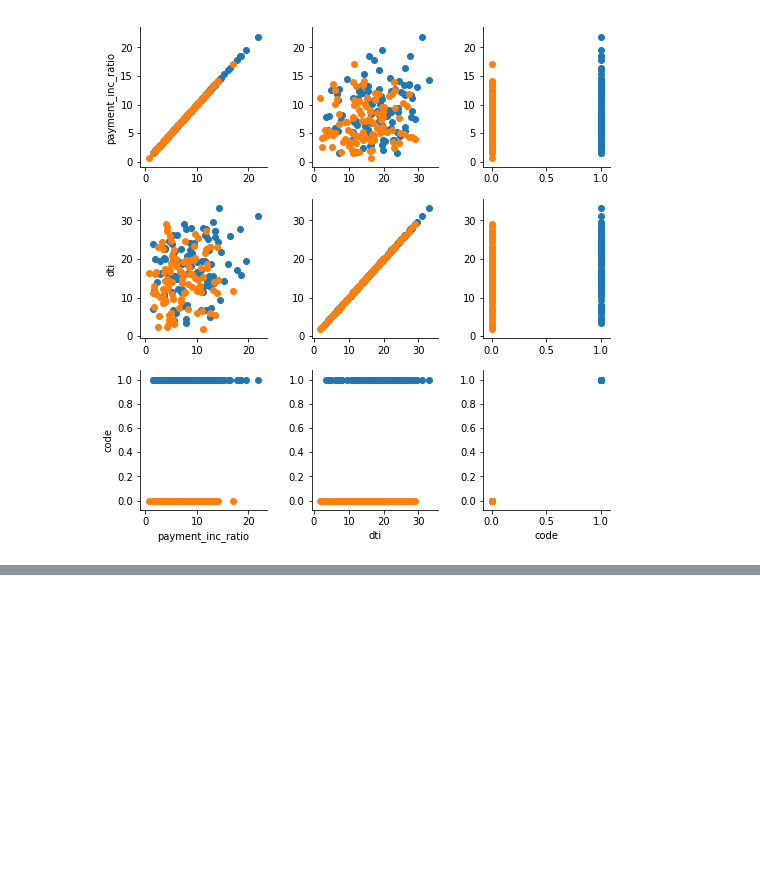
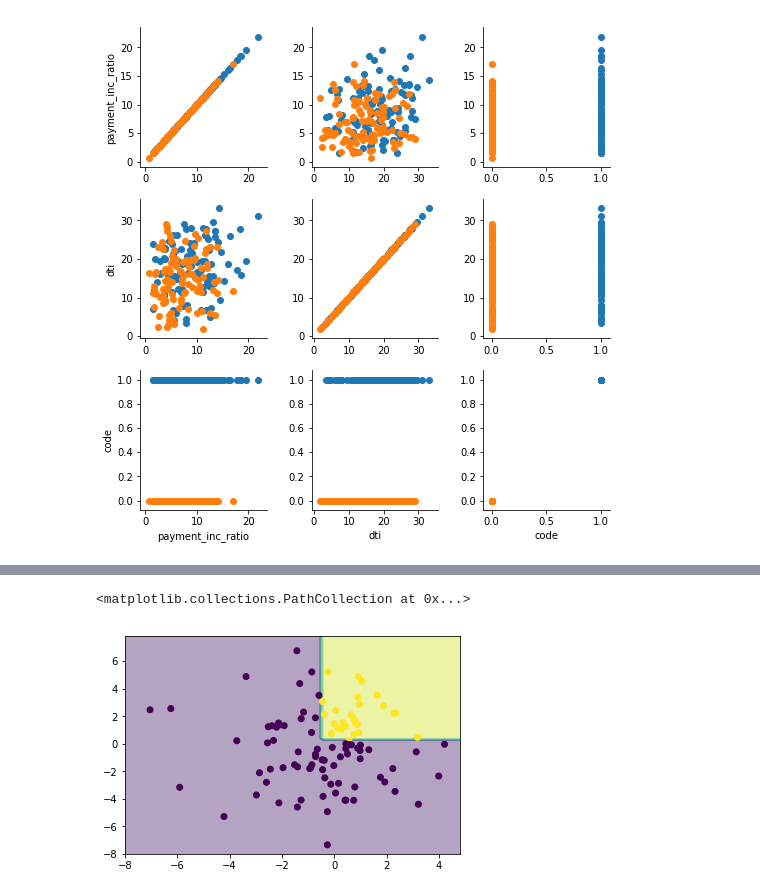
Before and after one commit to coolum001/Stats4DSNotebookProject, a Jupyter notebook: Stats4DS-3.ipynb, the cells around one changed output, grey strips where cells are left out. Cells and saved outputs as stored; diff of their text form; code cells hidden in the pictures; blank space fills up the shorter version.

```diff
--- a/Stats4DS-3.ipynb
+++ b/Stats4DS-3.ipynb
@@ -116,0 +257,25 @@ g = g.map(plt.scatter)
+# %%
+# the size of the mesh we are going to put over the scatter plot, showing decision tree regions
+plot_step=0.2
+
+#  create x,y mesh  (lazy, max/ min /x/y judged by eye)
+xx, yy = np.meshgrid(np.arange(-8.0, 5.0, plot_step),
+                     np.arange(-8.0, 8.0, plot_step))
+
+#  create a list of feature tuples to predict; as only x1, x2 in decision tree set x3, x4 to zero (could be any value)
+XX = [[v1, v2, 0.0, 0.0] for v1, v2 in zip(xx.ravel(), yy.ravel()) ]
+
+# predict the value at each grid point  ( a list of predictions)
+ZZ = clf.predict(XX)
+
+# turn the predition list back into a grid of values, matching our xx, yy grid
+ZZ = ZZ.reshape(xx.shape)
+
+# fill the contours with color
+cs = plt.contourf(xx,yy, ZZ, alpha=0.4)
+
+# plot the original points
+plt.scatter(x=ex_df['x1'], y=ex_df['x2'], c=y)
+# %% [output]
+<matplotlib.collections.PathCollection at 0x...>
+[figure, added]
```
Also changed, not shown: parts of 25 cells of this notebook, 2 other files.
